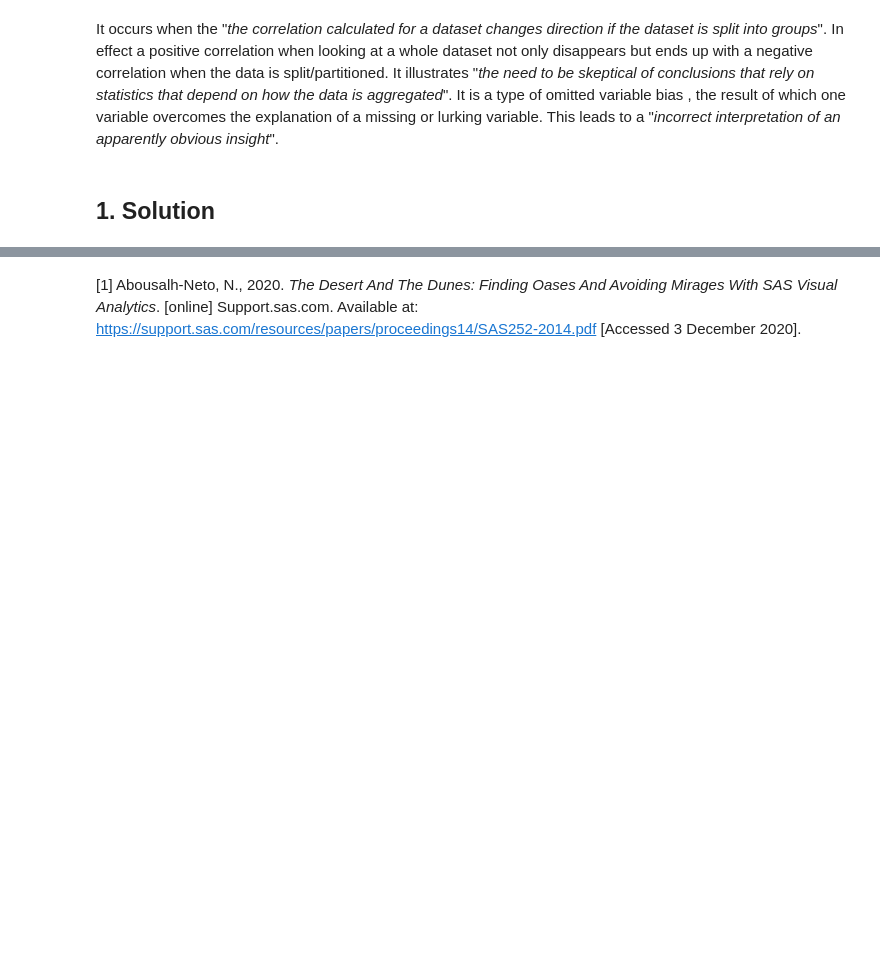
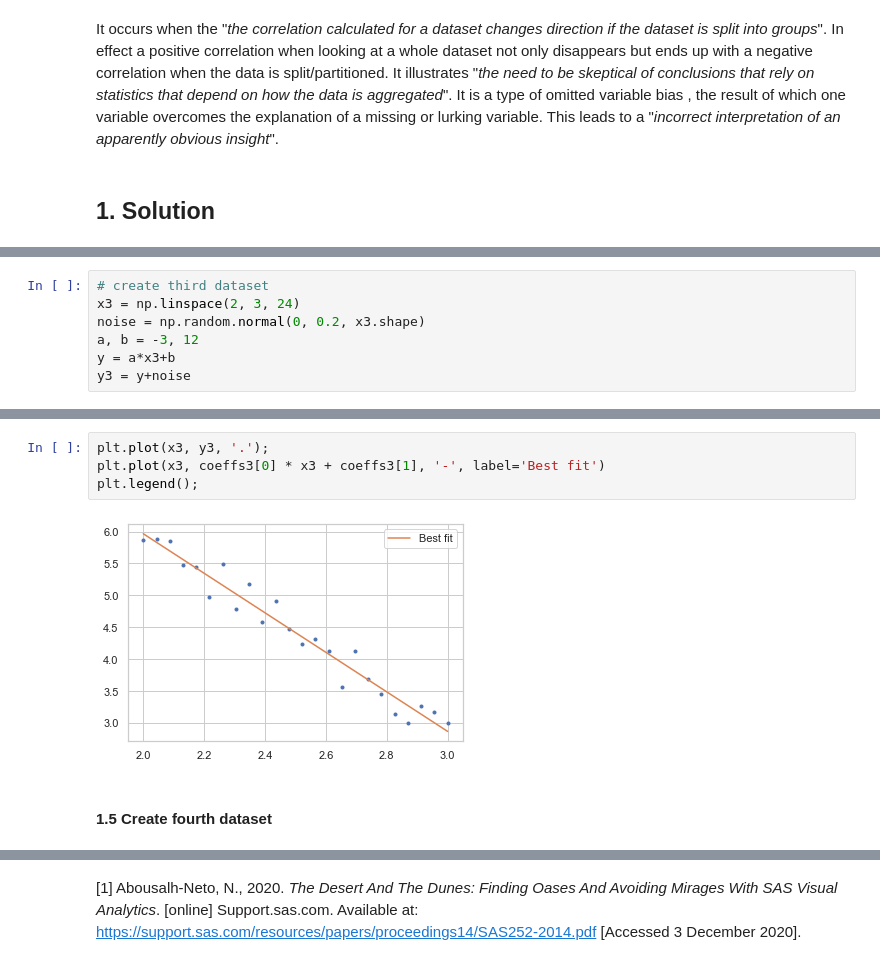
Before and after one commit to Munster2020/HDIP_CSDA_COMP07084_TASKS, a Jupyter notebook: tasks2020.ipynb, the cells around one changed output, grey strips where cells are left out. Drawn from its saved outputs; the diff is of its cells as text; blank space fills up the shorter version.

```diff
--- a/tasks2020.ipynb
+++ b/tasks2020.ipynb
@@ -587,0 +506,7 @@ plt.show()
+# %%
+# create third dataset
+x3 = np.linspace(2, 3, 24)
+noise = np.random.normal(0, 0.2, x3.shape)
+a, b = -3, 12
+y = a*x3+b
+y3 = y+noise
@@ -587,0 +519,8 @@ plt.show()
+# %%
+plt.plot(x3, y3, '.');
+plt.plot(x3, coeffs3[0] * x3 + coeffs3[1], '-', label='Best fit')
+plt.legend();
+# %% [output]
+[figure, added]
+# %% [markdown]
+#### 1.5 Create fourth dataset
```
Also changed, not shown: parts of 49 cells of this notebook, 1 other file.
